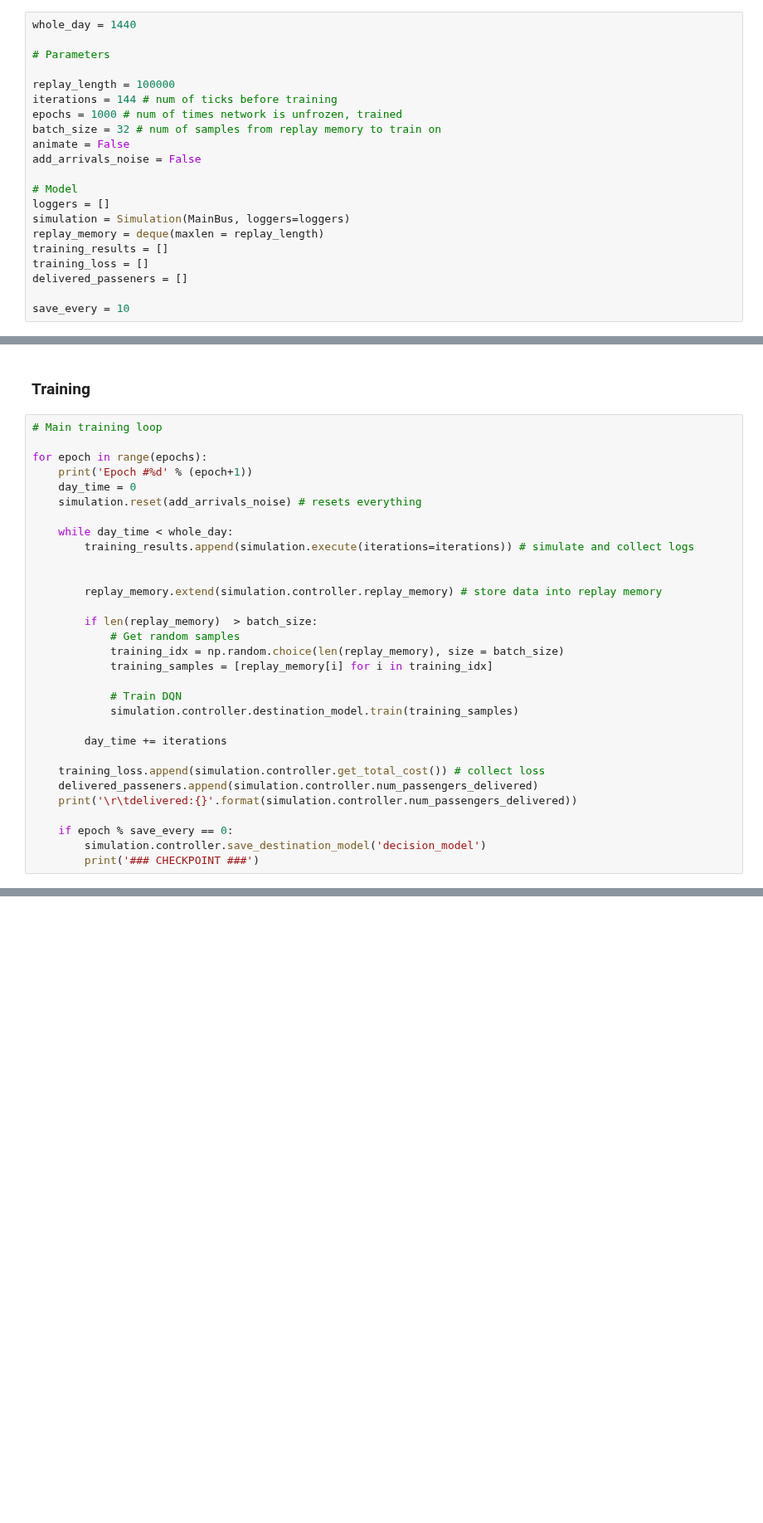
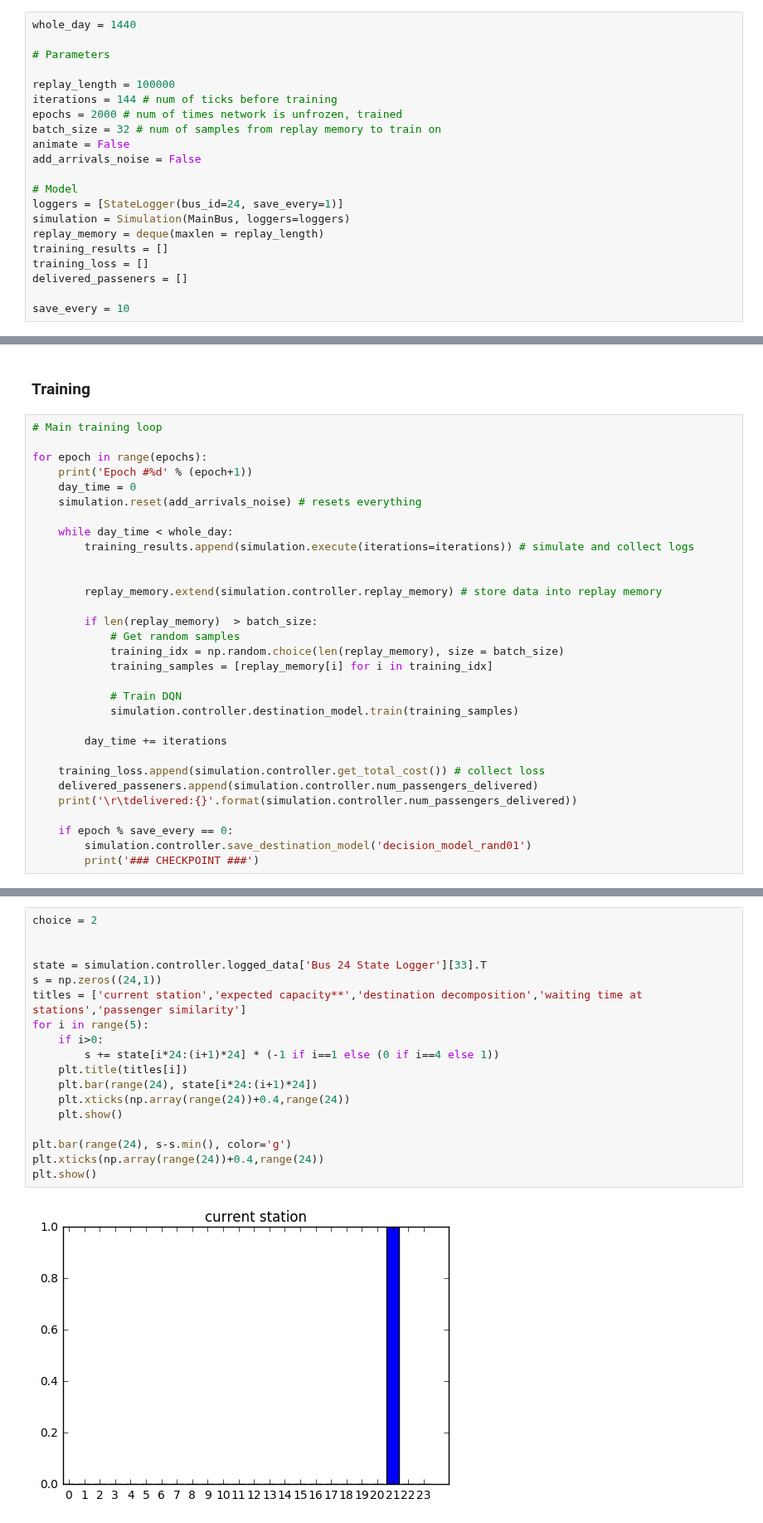
Before and after one commit to danakianfar/multi_agent_systems, a Jupyter notebook: Project/Python/Training.ipynb, the cells around one changed output, grey strips where cells are left out. Shown at 83% size. Saved outputs shown, nothing was run; the diff lists cells and outputs as text; blank space fills up the shorter version.

```diff
--- a/Project/Python/Training.ipynb
+++ b/Project/Python/Training.ipynb
@@ -23,13 +25,13 @@ whole_day = 1440
 
 replay_length = 100000
 iterations = 144 # num of ticks before training
-epochs = 1000 # num of times network is unfrozen, trained
+epochs = 2000 # num of times network is unfrozen, trained
 batch_size = 32 # num of samples from replay memory to train on
 animate = False
 add_arrivals_noise = False
 
 # Model
-loggers = []
+loggers = [StateLogger(bus_id=24, save_every=1)]
 simulation = Simulation(MainBus, loggers=loggers)
 replay_memory = deque(maxlen = replay_length)
 training_results = []
@@ -68,5 +72,5 @@ for epoch in range(epochs):
     print('\r\tdelivered:{}'.format(simulation.controller.num_passengers_delivered))
 
     if epoch % save_every == 0:
-        simulation.controller.save_destination_model('decision_model')
+        simulation.controller.save_destination_model('decision_model_rand01')
         print('### CHECKPOINT ###')
@@ -85,0 +125,20 @@ HTML(simulation.anim.to_html5_video())
+# %%
+choice = 2
+
+
+state = simulation.controller.logged_data['Bus 24 State Logger'][33].T
+s = np.zeros((24,1))
+titles = ['current station','expected capacity**','destination decomposition','waiting time at stations','passenger similarity']
+for i in range(5):
+    if i>0:
+        s += state[i*24:(i+1)*24] * (-1 if i==1 else (0 if i==4 else 1))
+    plt.title(titles[i])
+    plt.bar(range(24), state[i*24:(i+1)*24])
+    plt.xticks(np.array(range(24))+0.4,range(24))
+    plt.show()
+
+plt.bar(range(24), s-s.min(), color='g')
+plt.xticks(np.array(range(24))+0.4,range(24))
+plt.show()
+# %% [output]
+[figure, added]
```
Also changed, not shown: parts of 8 cells of this notebook, 5 other files.
